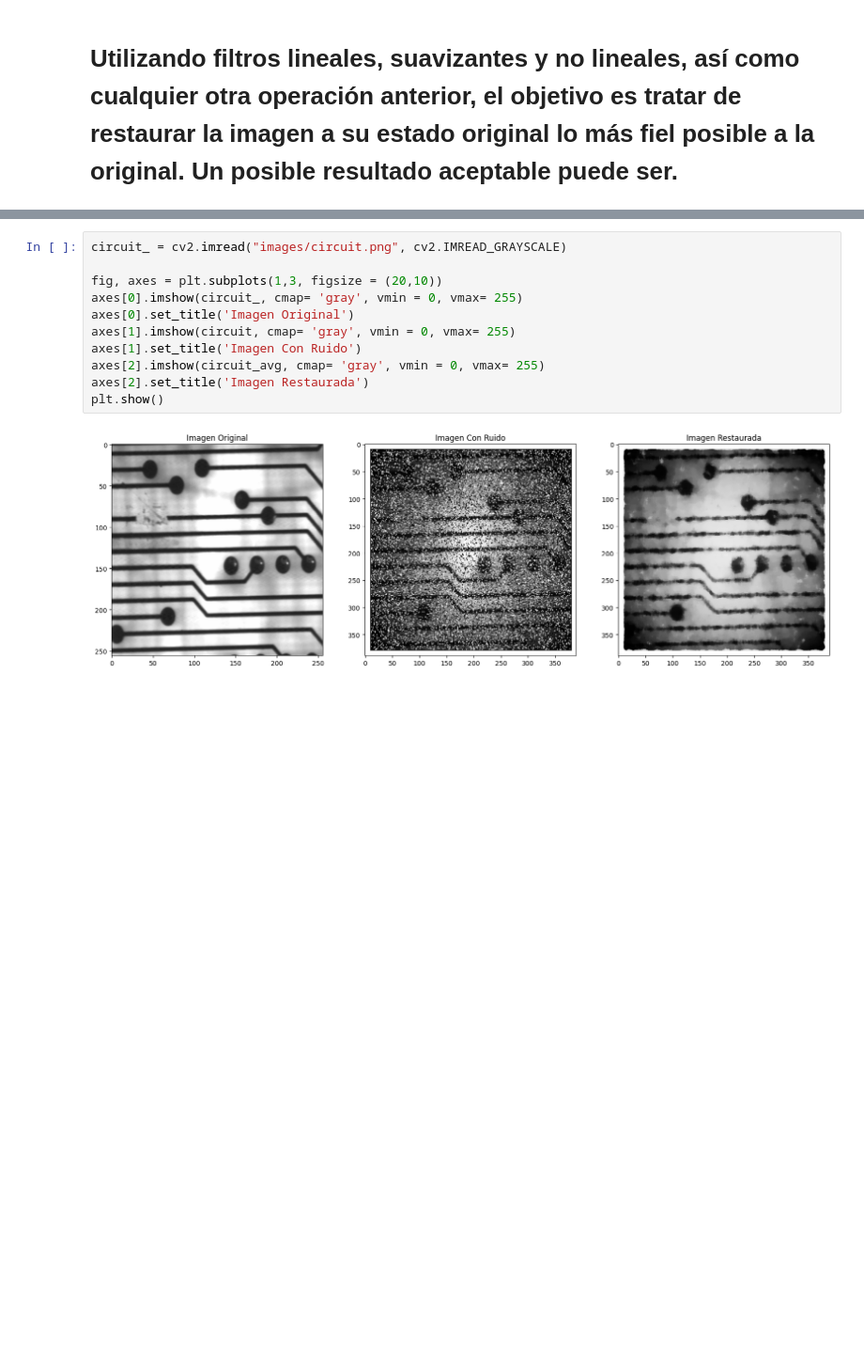
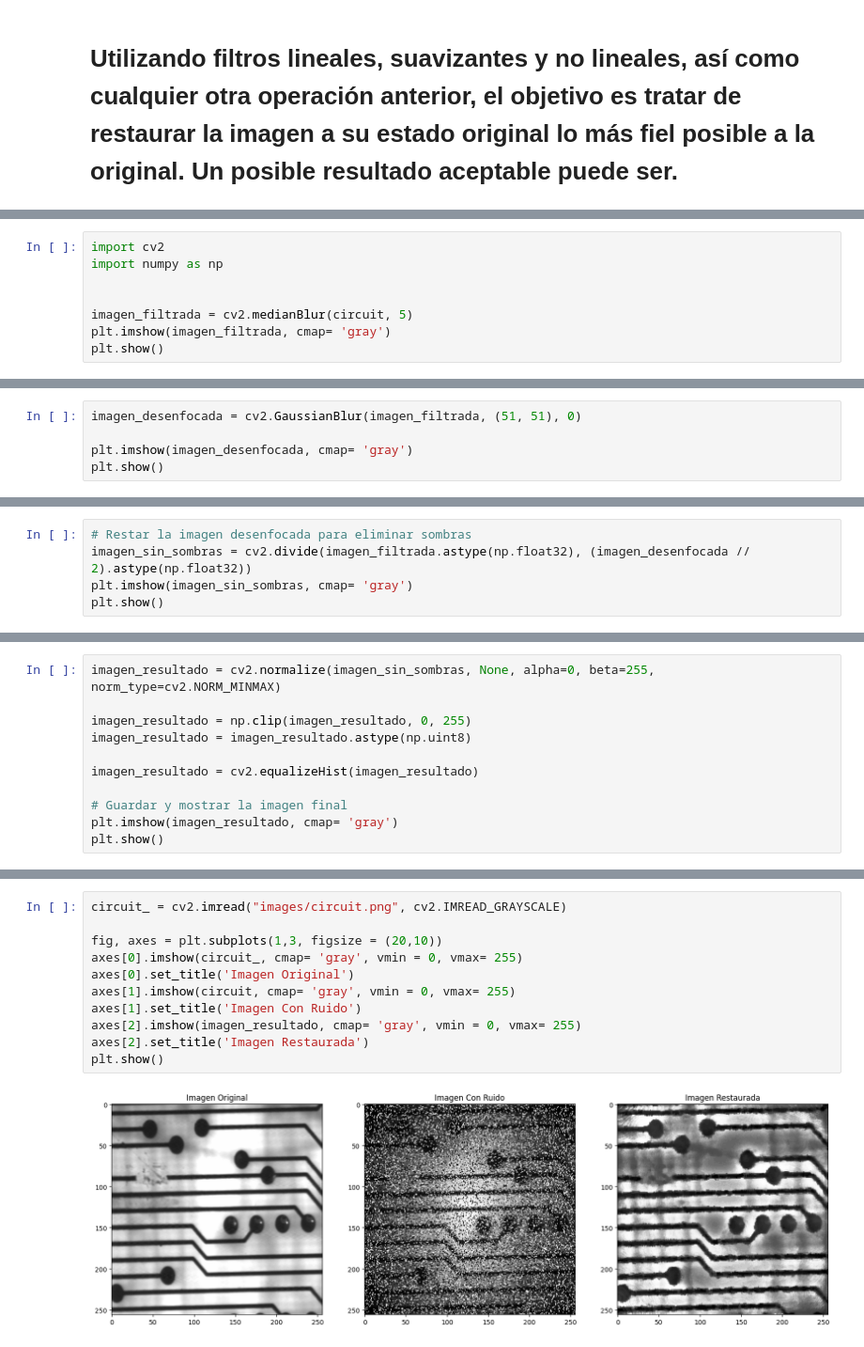
Before and after one commit to pukinidev/TalleresImagenes, a Jupyter notebook: Taller4/4. Ejercicio de síntesis taller 4.ipynb, the cells around one changed output, grey strips where cells are left out. Shown at 94% size. Cells and saved outputs as stored; diff of their text form; blank space fills up the shorter version.

```diff
--- a/Taller4/4. Ejercicio de síntesis taller 4.ipynb
+++ b/Taller4/4. Ejercicio de síntesis taller 4.ipynb
@@ -38,0 +25,8 @@ plt.show()
+# %%
+import cv2
+import numpy as np
+
+
+imagen_filtrada = cv2.medianBlur(circuit, 5)
+plt.imshow(imagen_filtrada, cmap= 'gray')
+plt.show()
@@ -38,0 +35,5 @@ plt.show()
+# %%
+imagen_desenfocada = cv2.GaussianBlur(imagen_filtrada, (51, 51), 0)
+
+plt.imshow(imagen_desenfocada, cmap= 'gray')
+plt.show()
@@ -38,0 +42,5 @@ plt.show()
+# %%
+# Restar la imagen desenfocada para eliminar sombras
+imagen_sin_sombras = cv2.divide(imagen_filtrada.astype(np.float32), (imagen_desenfocada // 2).astype(np.float32))
+plt.imshow(imagen_sin_sombras, cmap= 'gray')
+plt.show()
@@ -38,0 +49,11 @@ plt.show()
+# %%
+imagen_resultado = cv2.normalize(imagen_sin_sombras, None, alpha=0, beta=255, norm_type=cv2.NORM_MINMAX)
+
+imagen_resultado = np.clip(imagen_resultado, 0, 255)
+imagen_resultado = imagen_resultado.astype(np.uint8)
+
+imagen_resultado = cv2.equalizeHist(imagen_resultado)
+
+# Guardar y mostrar la imagen final
+plt.imshow(imagen_resultado, cmap= 'gray')
+plt.show()
@@ -39,13 +62,13 @@ plt.show()
 # %%
 circuit_ = cv2.imread("images/circuit.png", cv2.IMREAD_GRAYSCALE)
 
 fig, axes = plt.subplots(1,3, figsize = (20,10))
 axes[0].imshow(circuit_, cmap= 'gray', vmin = 0, vmax= 255)
 axes[0].set_title('Imagen Original')
 axes[1].imshow(circuit, cmap= 'gray', vmin = 0, vmax= 255)
 axes[1].set_title('Imagen Con Ruido')
-axes[2].imshow(circuit_avg, cmap= 'gray', vmin = 0, vmax= 255)
+axes[2].imshow(imagen_resultado, cmap= 'gray', vmin = 0, vmax= 255)
 axes[2].set_title('Imagen Restaurada')
 plt.show()
 # %% [output]
-[figure, old version]
+[figure, new version]
```
Also changed, not shown: parts of 7 cells of this notebook, 1 other file.
